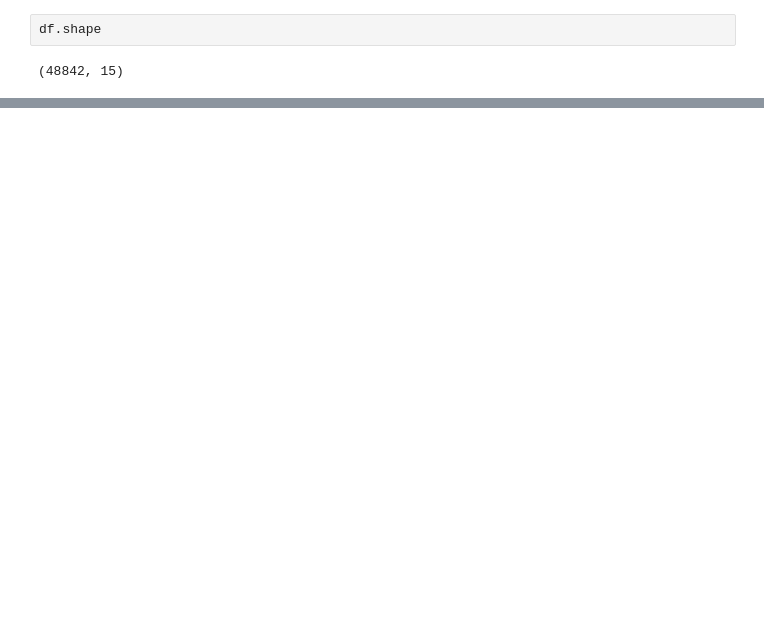
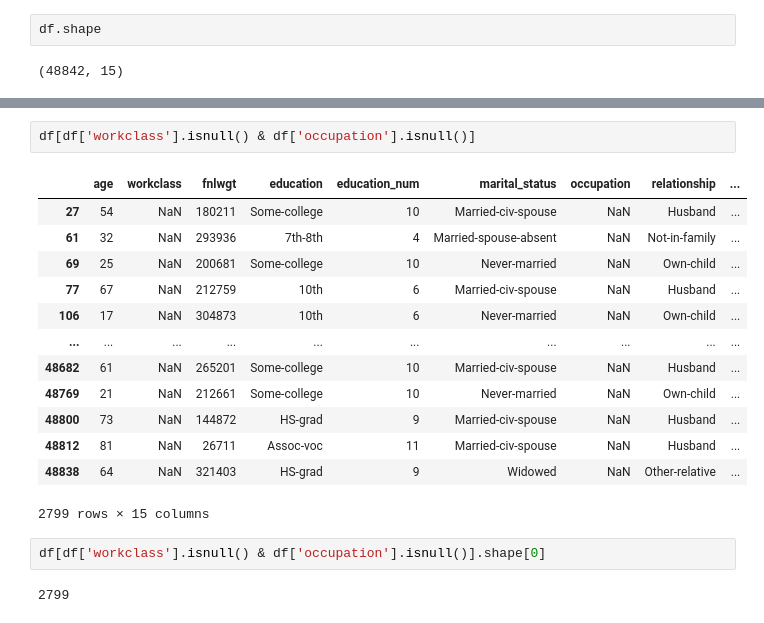
Before and after one commit to shigeokitamura/ds_301_mid_term_project, a Jupyter notebook: Emilio_Classification_Modeling.ipynb, the cells around one changed output, grey strips where cells are left out. Drawn from its saved outputs; the diff is of its cells as text; blank space fills up the shorter version.

```diff
--- a/Emilio_Classification_Modeling.ipynb
+++ b/Emilio_Classification_Modeling.ipynb
@@ -36,0 +117,20 @@ df.shape
+# %%
+df[df['workclass'].isnull() & df['occupation'].isnull()]
+# %% [output]
+|  | age | workclass | fnlwgt | education | education_num | marital_status | occupation | relationship | ... |
+| 27 | 54 | NaN | 180211 | Some-college | 10 | Married-civ-spouse | NaN | Husband | ... |
+| 61 | 32 | NaN | 293936 | 7th-8th | 4 | Married-spouse-absent | NaN | Not-in-family | ... |
+| 69 | 25 | NaN | 200681 | Some-college | 10 | Never-married | NaN | Own-child | ... |
+| 77 | 67 | NaN | 212759 | 10th | 6 | Married-civ-spouse | NaN | Husband | ... |
+| 106 | 17 | NaN | 304873 | 10th | 6 | Never-married | NaN | Own-child | ... |
+| ... | ... | ... | ... | ... | ... | ... | ... | ... | ... |
+| 48682 | 61 | NaN | 265201 | Some-college | 10 | Married-civ-spouse | NaN | Husband | ... |
+| 48769 | 21 | NaN | 212661 | Some-college | 10 | Never-married | NaN | Own-child | ... |
+| 48800 | 73 | NaN | 144872 | HS-grad | 9 | Married-civ-spouse | NaN | Husband | ... |
+| 48812 | 81 | NaN | 26711 | Assoc-voc | 11 | Married-civ-spouse | NaN | Husband | ... |
+| 48838 | 64 | NaN | 321403 | HS-grad | 9 | Widowed | NaN | Other-relative | ... |
+2799 rows × 15 columns
+# %%
+df[df['workclass'].isnull() & df['occupation'].isnull()].shape[0]
+# %% [output]
+2799
```
Also changed, not shown: parts of 32 cells of this notebook.
